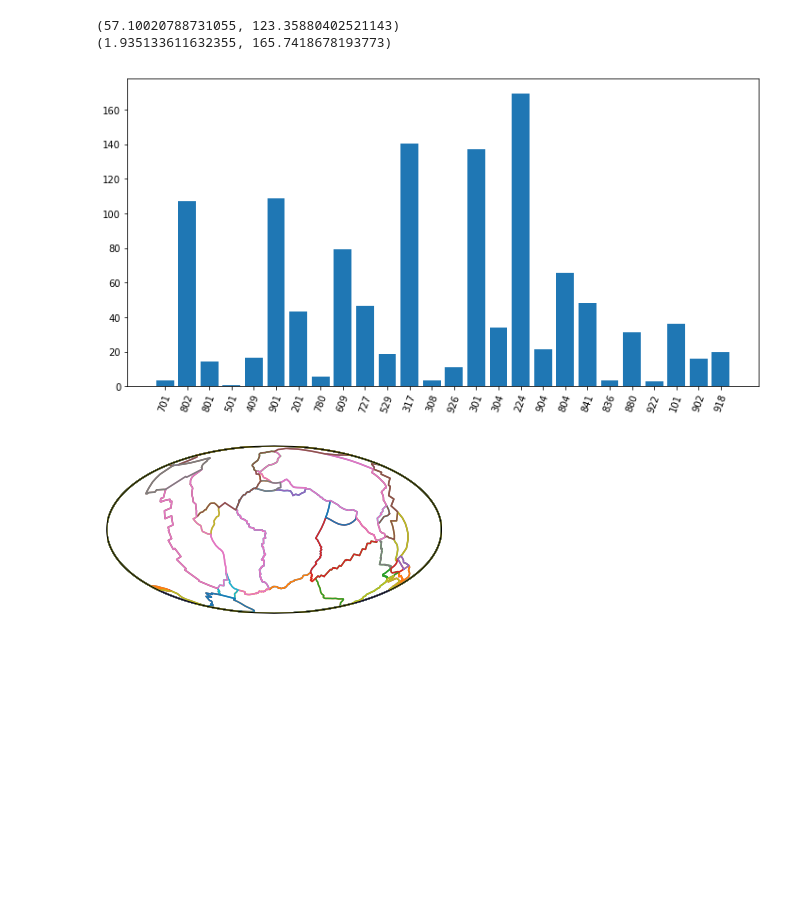
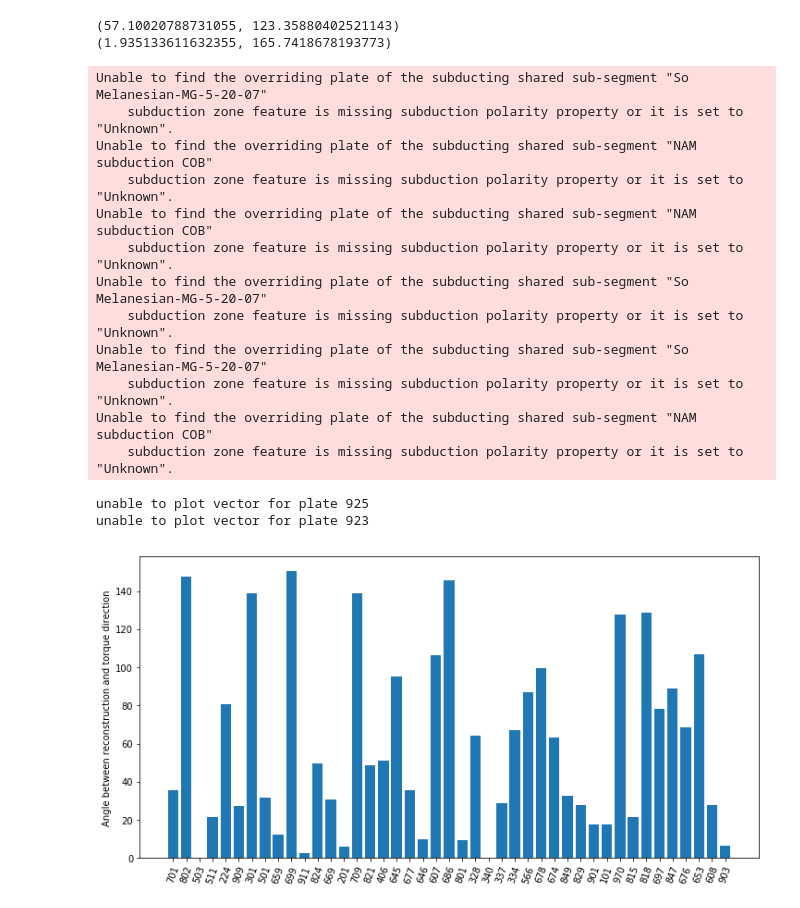
Before and after one commit to siwill22/PlateDriver, a Jupyter notebook: plate_driver_example.ipynb, the cells around one changed output. Drawn from its saved outputs; the diff is of its cells as text; code cells hidden in the pictures; blank space fills up the shorter version.

Commit message:
add ridge push

```diff
--- a/plate_driver_example.ipynb
+++ b/plate_driver_example.ipynb
@@ -97,47 +107,50 @@ print pygplates.PointOnSphere(result[2].to_normalised().to_xyz()).to_lat_lon()
 (57.10020788731055, 123.35880402521143)
 (1.935133611632355, 165.7418678193773)
 # %%
-reconstruction_time = 60.
-forces = ['slab_pull','slab_suction']
+reconstruction_time = 0.
+forces = {'slab_pull': 1,'slab_suction': 0.25, 'ridge_push':0.1}
+#forces = {'ridge_push': 1}
 
 snapshot = M2016.plate_snapshot(reconstruction_time)
 
-result = pdriver.get_torques_for_plate_snapshot(snapshot, reconstruction_time, delta_time,
-                                                forces, slab_suction_to_slab_pull_ratio)
+result = pdriver.get_torques_for_plate_snapshot(snapshot, reconstruction_time, delta_time, forces)
 
 plate_ids = []
 angles = []
 
 for res in result:
     if res[4] is not None:
-        angle = pygplates.Vector3D.angle_between(res[4],res[6])
-        plate_ids.append(res[0])
-        angles.append(np.degrees(angle))
+        try:
+            angle = pygplates.Vector3D.angle_between(res[4],res[6])
+            plate_ids.append(res[0])
+            angles.append(np.degrees(angle))
+        except:
+            print 'unable to plot vector for plate %d' % res[0]
 
 
 width = 0.8
 fig, ax = plt.subplots(figsize=(12,6))
 plt.bar(np.arange(len(angles)),angles)
 ax.set_xticks(np.arange(len(angles)))
 ax.set_xticklabels(plate_ids,rotation=70)
+plt.ylabel('Angle between reconstruction and torque direction')
 plt.show()
 # %% [output]
+Unable to find the overriding plate of the subducting shared sub-segment "So Melanesian-MG-5-20-07"
+    subduction zone feature is missing subduction polarity property or it is set to "Unknown".
+Unable to find the overriding plate of the subducting shared sub-segment "NAM subduction COB"
+    subduction zone feature is missing subduction polarity property or it is set to "Unknown".
+Unable to find the overriding plate of the subducting shared sub-segment "NAM subduction COB"
+    subduction zone feature is missing subduction polarity property or it is set to "Unknown".
+Unable to find the overriding plate of the subducting shared sub-segment "So Melanesian-MG-5-20-07"
+    subduction zone feature is missing subduction polarity property or it is set to "Unknown".
+Unable to find the overriding plate of the subducting shared sub-segment "So Melanesian-MG-5-20-07"
+    subduction zone feature is missing subduction polarity property or it is set to "Unknown".
+Unable to find the overriding plate of the subducting shared sub-segment "NAM subduction COB"
+    subduction zone feature is missing subduction polarity property or it is set to "Unknown".
+unable to plot vector for plate 925
+unable to plot vector for plate 923
-[figure, old version]
+[figure, new version]
-# %%
-import cartopy.crs as ccrs
-import matplotlib.pyplot as plt
-
-ax = plt.axes(projection=ccrs.Mollweide())
-
-for polygon in snapshot.resolved_topologies:
-
-    ax.plot(polygon.get_resolved_geometry().to_lat_lon_array()[:,1],
-            polygon.get_resolved_geometry().to_lat_lon_array()[:,0],
-            transform=ccrs.Geodetic())
-
-plt.show()
-# %% [output]
-[figure, removed]
 # %%
 plt.figure(figsize=(12,6))
 ax = plt.axes(projection=ccrs.Mollweide())
```
Also changed, not shown: parts of 8 cells of this notebook, 1 other file.
